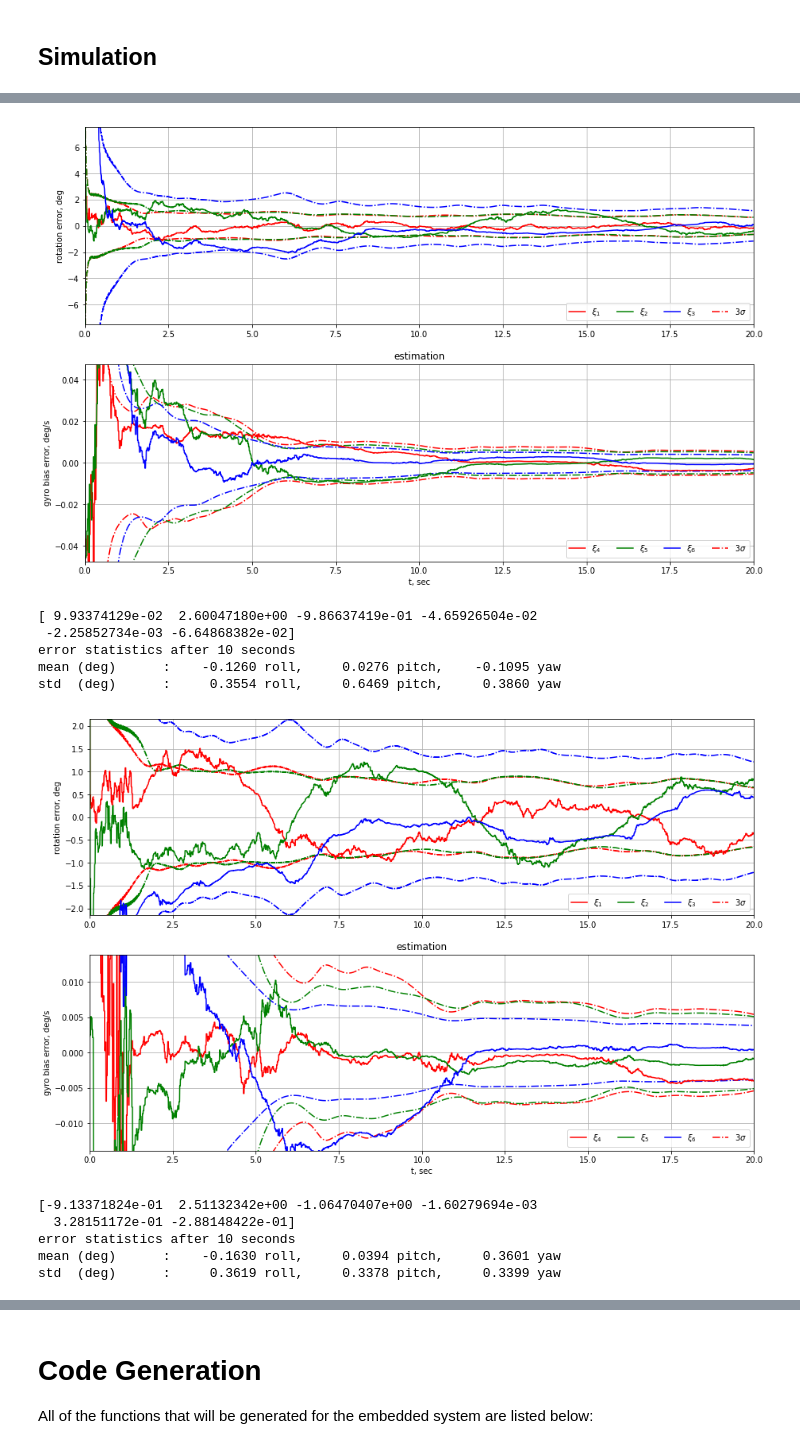
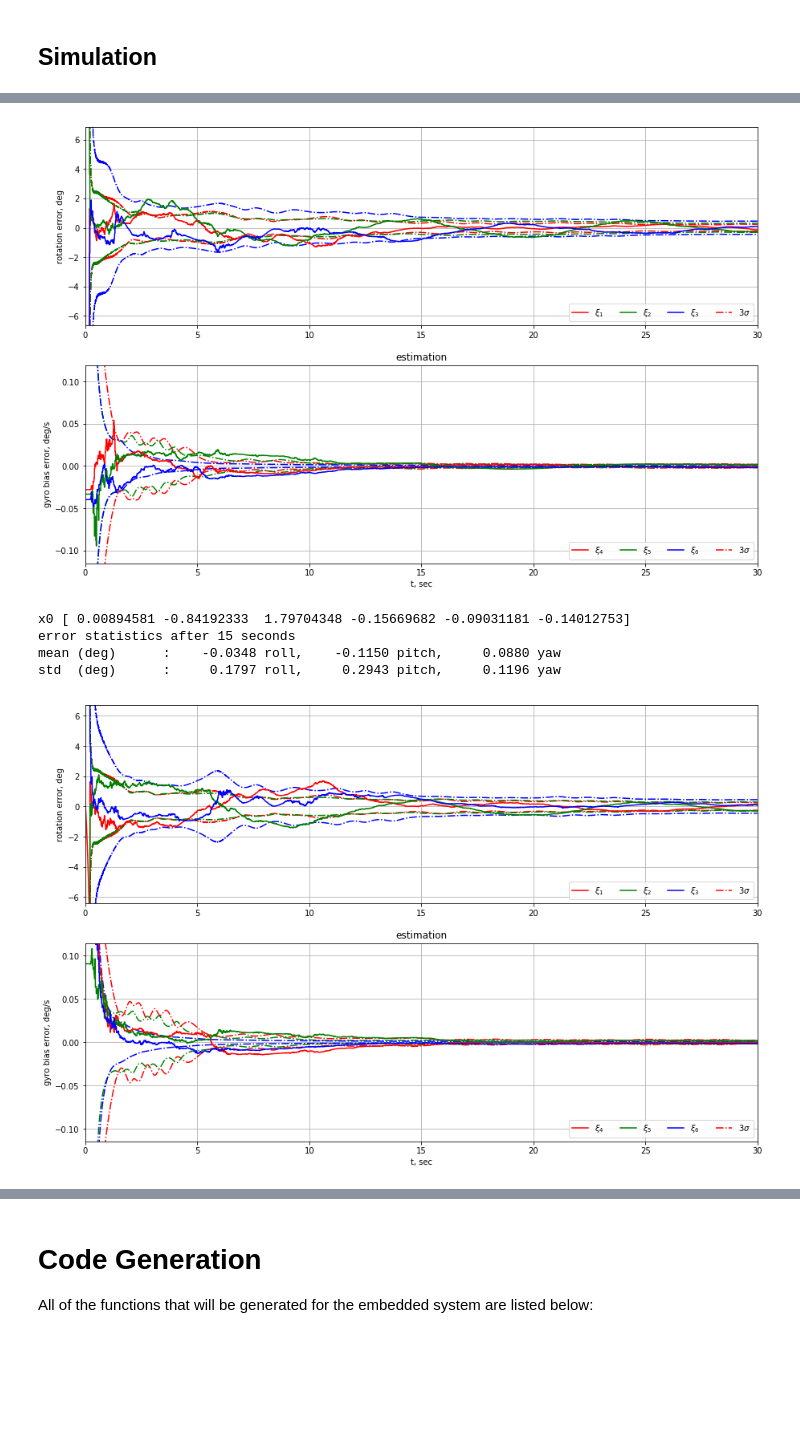
Before and after one commit to CogniPilot/pyecca, a Jupyter notebook: notebooks/AttitudeLGPEKF.ipynb, the cells around one changed output, grey strips where cells are left out. Saved outputs shown, nothing was run; the diff lists cells and outputs as text; code cells hidden in the pictures; blank space fills up the shorter version.

Commit message:
Add init routine.

```diff
--- a/notebooks/AttitudeLGPEKF.ipynb
+++ b/notebooks/AttitudeLGPEKF.ipynb
@@ -225,5 +297,4 @@ def find_X(F, Q):
 # %%
-W_dot_sol, W = find_X(F, Q)
 f_W_dot = ca.Function('W_dot', [x_h, W, w_att, omega_b], [W_dot_sol])
 f_W_dot_lt = ca.Function('W_dot_lt', [x_h, W, w_att, omega_b], [ca.tril(W_dot_sol)])
 W1 = rk4(lambda t, y: f_W_dot_lt(x_h, y, w_att, omega_b), t, W, dt)
@@ -480,6 +590,26 @@ test_noise(plot=False)
 PASS
 # %% [markdown]
 ## Simulation
+# %%
+class Fifo:
+
+    def __init__(self, n):
+        self._data = []
+        self._n = n
+
+    def insert(self, d):
+        self._data.append(np.reshape(d, -1))
+        if len(self._data) > self._n:
+            self._data.pop(0)
+
+    def empty(self):
+        self._data = []
+
+    def mean(self):
+        return np.mean(np.array(self._data), 0)
+
+    def full(self):
+        return len(self._data) == self._n
 # %%
 import numpy as np
 from tqdm import tqdm  # for progress bar, can install via pip
@@ -642,6 +813,7 @@ def analyze_hist(hist, t):
 def plot_hist(hist, figsize = (15, 10), att=True, meas=True, est=True):
     t = hist['t']
     tf = t[-1]
+    t10 = int(len(t)/10)
     r = hist['x'][:, 0:3]
     bg = hist['x'][:, 3:6]
     rh = hist['xh'][: ,0:3]
@@ -722,8 +894,8 @@ def plot_hist(hist, figsize = (15, 10), att=True, meas=True, est=True):
         ax.legend([h_eta[0], h_eta[1], h_eta[2], h_sig[0]],
                   ['$\\xi_1$', '$\\xi_2$', '$\\xi_3$', '$3 \sigma$'],
                   loc='lower right', ncol=6)
-        ylim = np.max(np.std(r_err, 0))
-        ax.set_ylim(-ylim, ylim)
+
+        ax.set_ylim(np.min(r_err[t10:,:]) - 5, np.max(r_err[t10:,:]) + 5)
 
         ax = plt.subplot(212)
         ax.set_title('estimation')
@@ -740,8 +912,7 @@ def plot_hist(hist, figsize = (15, 10), att=True, meas=True, est=True):
         ax.legend([h_eta[0], h_eta[1], h_eta[2], h_sig[0]],
                   ['$\\xi_4$', '$\\xi_5$', '$\\xi_6$', '$3 \sigma$'],
                   loc='lower right', ncol=6)
-        ylim = np.max(np.std(b_err, 0))
-        ax.set_ylim(-ylim, ylim)
+        ax.set_ylim(np.min(b_err[t10:,:]) - 0.1, np.max(b_err[t10:,:]) + 0.1)
 
     plt.show()
 # %%
@@ -765,11 +936,10 @@ sim_params = {
     'mag_sqrt_N': 0.01, # mag sqrt of noise power
 
     # initial uncertainty
-    'std0_att': 1,
-    'std0_bias': 0.1,
+    'std0': np.array([1, 1, 1, 0.1, 0.1, 0.1]),
 
     # process noise
-    'std_w_att': 0.001, # main tuning parameter
+    'std_w_att': 0.00,  #main tuning parameter
 
     # angular velocity function
     'f_omega': f_omega,
@@ -785,11 +955,11 @@ sim_funcs = {}
 sim_funcs.update(func)
 sim_funcs.update(func_sim)
 # %%
-sim_params['tf'] = 20
-for i in range(10):
+sim_params['tf'] = 30
+for i in range(3):
     sim_params['x0'] = np.random.randn(6)*np.array([1, 1, 1, 0.1, 0.1, 0.1])
-    print(sim_params['x0'])
-    hist = sim(sim_funcs, sim_params)
+    print('x0', sim_params['x0'])
+    hist = sim(sim_funcs, sim_params, do_init=True)
     mean, std = analyze_hist(hist, sim_params['tf']/2)
     #if np.max(np.fabs(mean)) > 1 or np.max(np.fabs(mean)) > 1:
     plot_hist(hist, att=False, meas=False)
@@ -807,12 +977,6 @@ std  (deg)      :     0.1334 roll,     0.6488 pitch,     0.2662 yaw
-[figure, old version]
+[figure, new version]
-[ 9.93374129e-02  2.60047180e+00 -9.86637419e-01 -4.65926504e-02
- -2.25852734e-03 -6.64868382e-02]
-error statistics after 10 seconds
-mean (deg)      :    -0.1260 roll,     0.0276 pitch,    -0.1095 yaw
-std  (deg)      :     0.3554 roll,     0.6469 pitch,     0.3860 yaw
+x0 [ 0.00894581 -0.84192333  1.79704348 -0.15669682 -0.09031181 -0.14012753]
+error statistics after 15 seconds
+mean (deg)      :    -0.0348 roll,    -0.1150 pitch,     0.0880 yaw
+std  (deg)      :     0.1797 roll,     0.2943 pitch,     0.1196 yaw
-[figure, old version]
+[figure, new version]
-[-9.13371824e-01  2.51132342e+00 -1.06470407e+00 -1.60279694e-03
-  3.28151172e-01 -2.88148422e-01]
-error statistics after 10 seconds
-mean (deg)      :    -0.1630 roll,     0.0394 pitch,     0.3601 yaw
-std  (deg)      :     0.3619 roll,     0.3378 pitch,     0.3399 yaw
```
Also changed, not shown: parts of 21 cells of this notebook.
